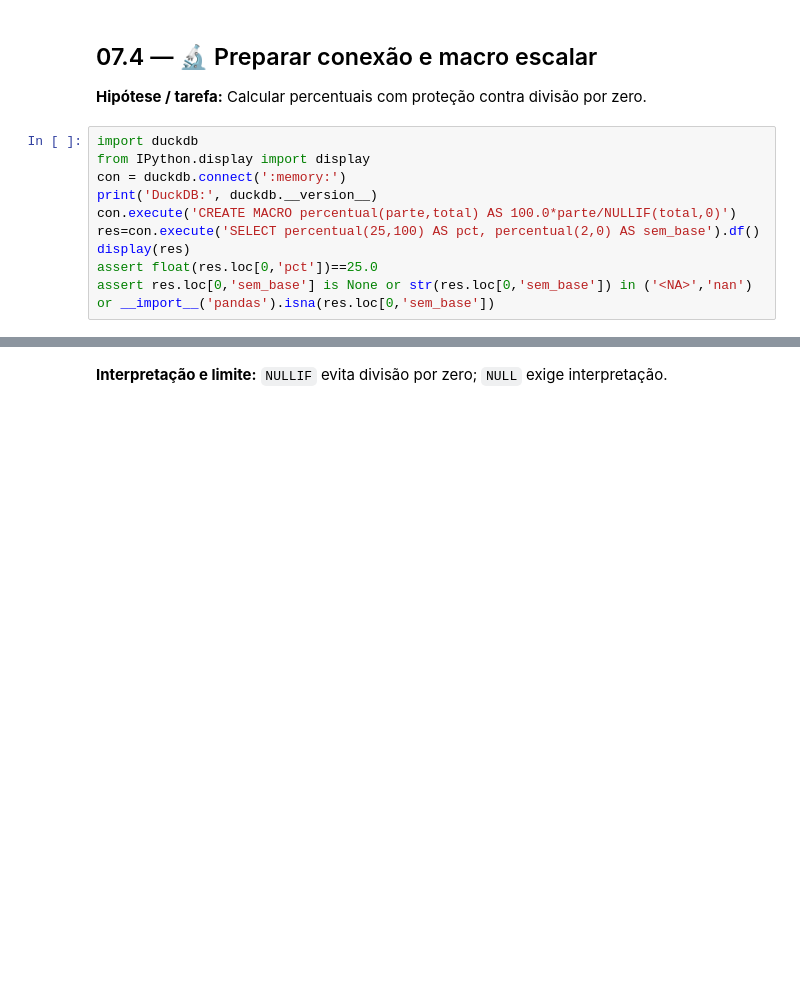
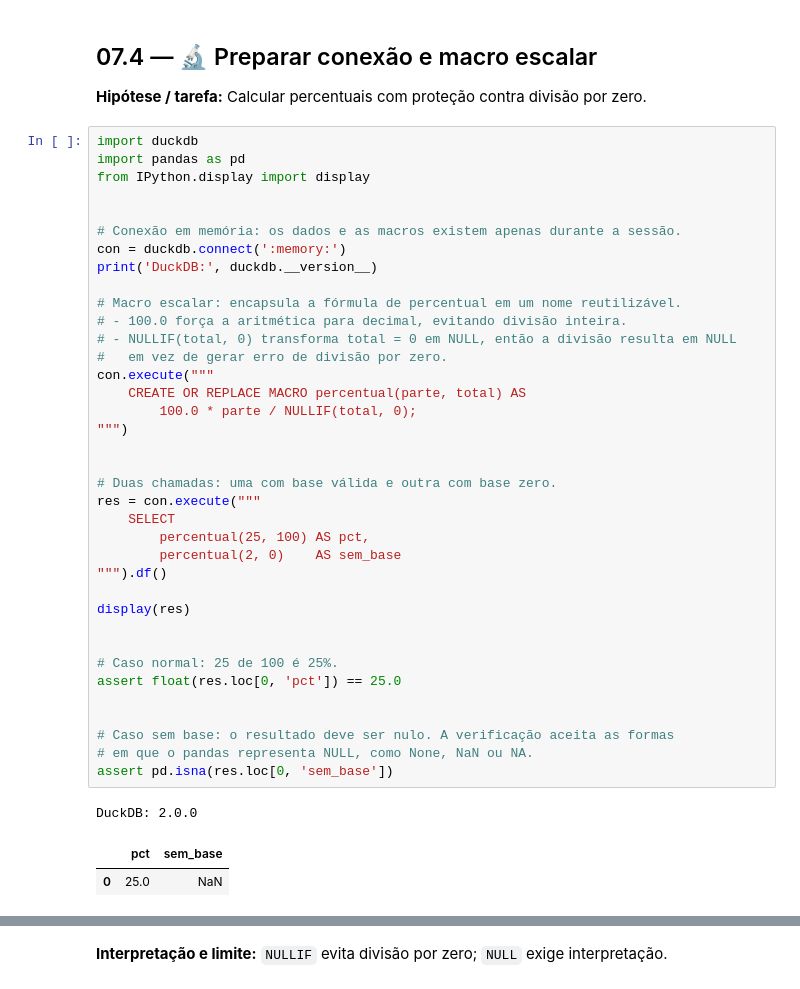
Before and after one commit to aestevaomoraes/duckdb-masterclass, a Jupyter notebook: 07_Metaprogramacao_em_SQL_Macros_e_Table_UDFs.ipynb, the cells around one changed output, grey strips where cells are left out. Cells and saved outputs as stored; diff of their text form; blank space fills up the shorter version.

Commit message:
docs: finalize DuckDB Masterclass chapter 07

```diff
--- a/07_Metaprogramacao_em_SQL_Macros_e_Table_UDFs.ipynb
+++ b/07_Metaprogramacao_em_SQL_Macros_e_Table_UDFs.ipynb
@@ -39,11 +126,42 @@ Macros são expressões SQL parametrizadas; não equivalem automaticamente a cha
 **Hipótese / tarefa:** Calcular percentuais com proteção contra divisão por zero.
 # %%
 import duckdb
+import pandas as pd
 from IPython.display import display
+
+
+# Conexão em memória: os dados e as macros existem apenas durante a sessão.
 con = duckdb.connect(':memory:')
 print('DuckDB:', duckdb.__version__)
-con.execute('CREATE MACRO percentual(parte,total) AS 100.0*parte/NULLIF(total,0)')
-res=con.execute('SELECT percentual(25,100) AS pct, percentual(2,0) AS sem_base').df()
+
+# Macro escalar: encapsula a fórmula de percentual em um nome reutilizável.
+# - 100.0 força a aritmética para decimal, evitando divisão inteira.
+# - NULLIF(total, 0) transforma total = 0 em NULL, então a divisão resulta em NULL
+#   em vez de gerar erro de divisão por zero.
+con.execute("""
+    CREATE OR REPLACE MACRO percentual(parte, total) AS
+        100.0 * parte / NULLIF(total, 0);
+""")
+
+
+# Duas chamadas: uma com base válida e outra com base zero.
+res = con.execute("""
+    SELECT
+        percentual(25, 100) AS pct,
+        percentual(2, 0)    AS sem_base
+""").df()
+
 display(res)
-assert float(res.loc[0,'pct'])==25.0
-assert res.loc[0,'sem_base'] is None or str(res.loc[0,'sem_base']) in ('<NA>','nan') or __import__('pandas').isna(res.loc[0,'sem_base'])
+
+
+# Caso normal: 25 de 100 é 25%.
+assert float(res.loc[0, 'pct']) == 25.0
+
+
+# Caso sem base: o resultado deve ser nulo. A verificação aceita as formas
+# em que o pandas representa NULL, como None, NaN ou NA.
+assert pd.isna(res.loc[0, 'sem_base'])
+# %% [output]
+DuckDB: 2.0.0
+|  | pct | sem_base |
+| 0 | 25.0 | NaN |
```
Also changed, not shown: parts of 14 cells of this notebook.
